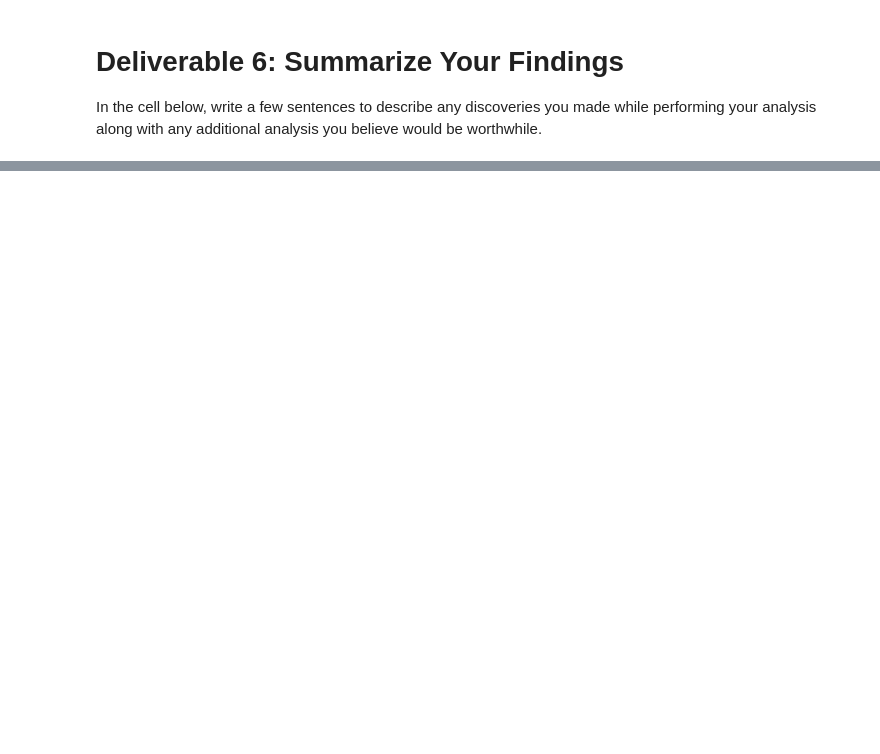
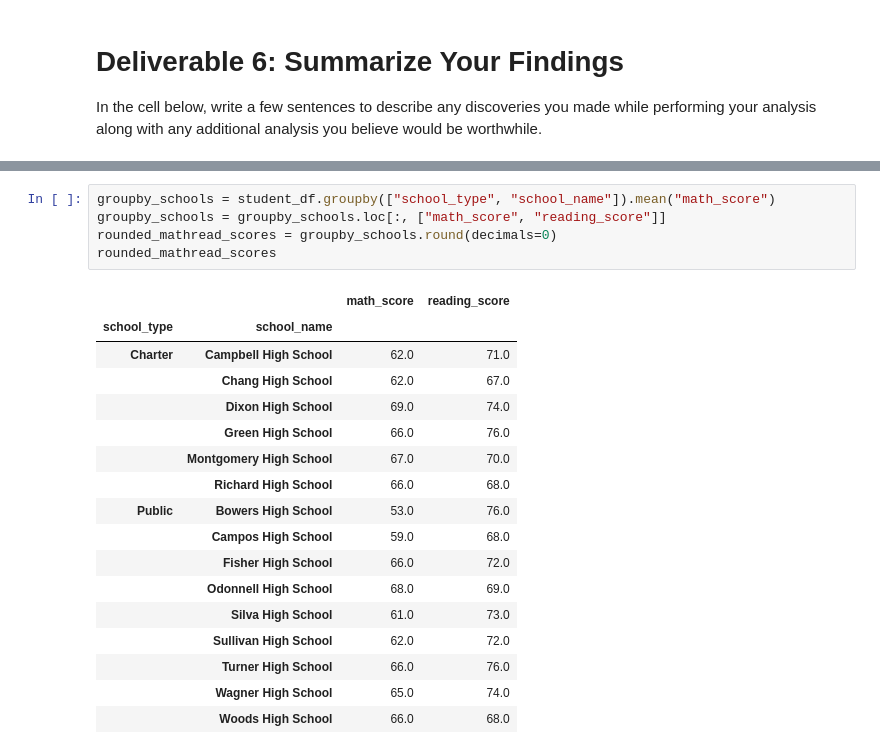
Before and after one commit to EBolinVA/School_Data_Analysis, a Jupyter notebook: Student_Data_Challenge_Starter_Code.ipynb, the cells around one changed output, grey strips where cells are left out. Saved outputs shown, nothing was run; the diff lists cells and outputs as text; blank space fills up the shorter version.

```diff
--- a/Student_Data_Challenge_Starter_Code.ipynb
+++ b/Student_Data_Challenge_Starter_Code.ipynb
@@ -324,0 +376,23 @@ In the cell below, write a few sentences to describe any discoveries you made wh
+# %%
+groupby_schools = student_df.groupby(["school_type", "school_name"]).mean("math_score")
+groupby_schools = groupby_schools.loc[:, ["math_score", "reading_score"]]
+rounded_mathread_scores = groupby_schools.round(decimals=0)
+rounded_mathread_scores
+# %% [output]
+|  |  | math_score | reading_score |
+| school_type | school_name |  |  |
+| Charter | Campbell High School | 62.0 | 71.0 |
+|  | Chang High School | 62.0 | 67.0 |
+|  | Dixon High School | 69.0 | 74.0 |
+|  | Green High School | 66.0 | 76.0 |
+|  | Montgomery High School | 67.0 | 70.0 |
+|  | Richard High School | 66.0 | 68.0 |
+| Public | Bowers High School | 53.0 | 76.0 |
+|  | Campos High School | 59.0 | 68.0 |
+|  | Fisher High School | 66.0 | 72.0 |
+|  | Odonnell High School | 68.0 | 69.0 |
+|  | Silva High School | 61.0 | 73.0 |
+|  | Sullivan High School | 62.0 | 72.0 |
+|  | Turner High School | 66.0 | 76.0 |
+|  | Wagner High School | 65.0 | 74.0 |
+|  | Woods High School | 66.0 | 68.0 |
```
Also changed, not shown: parts of 7 cells of this notebook, 1 other file.
